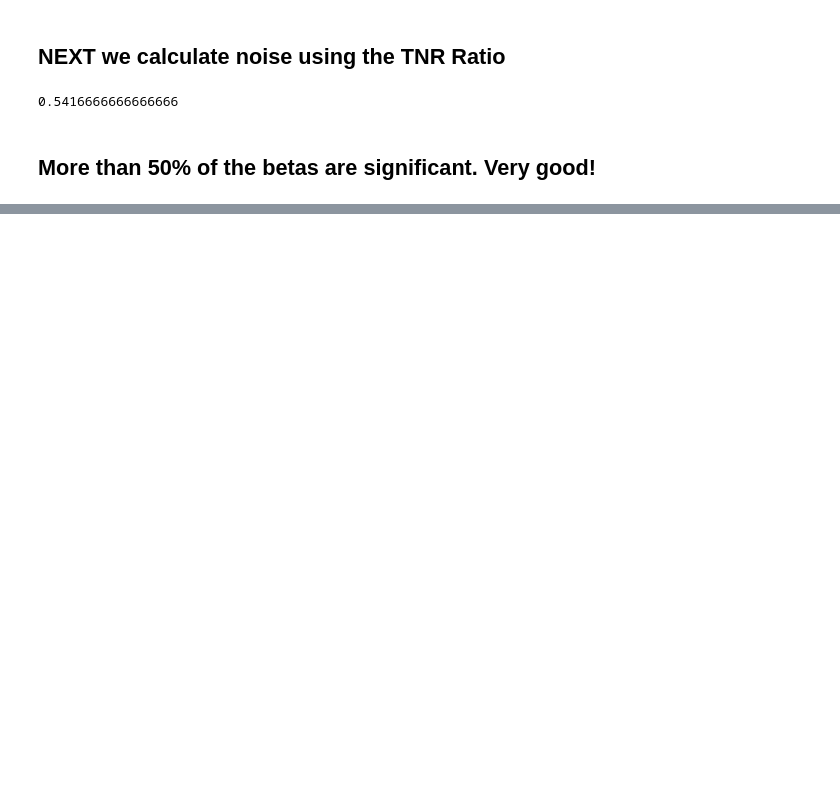
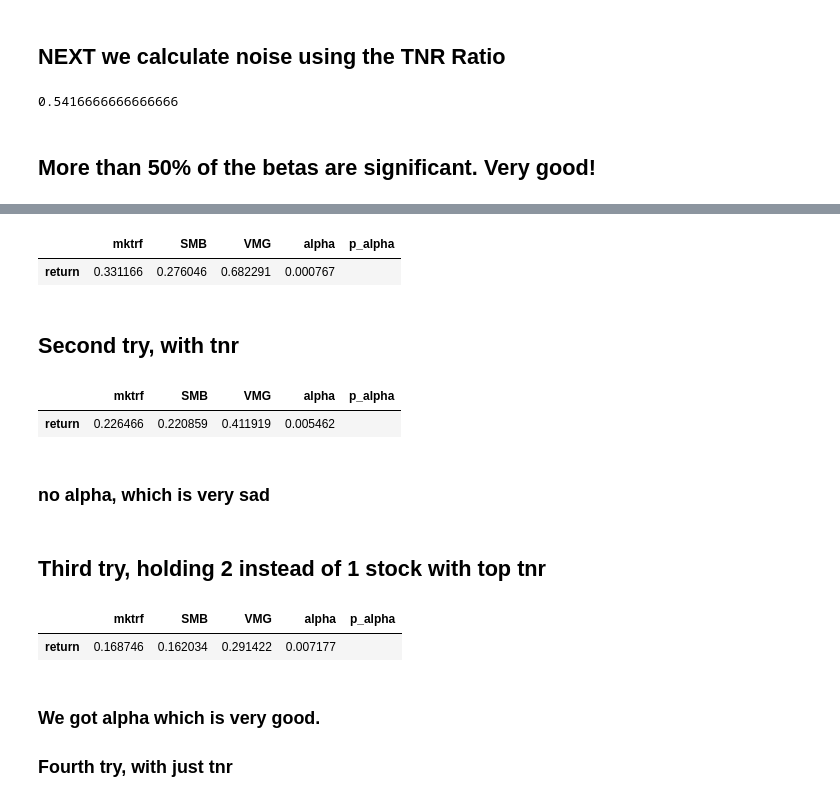
Before and after one commit to LianLongBaGua/fisf_thesis_repo, a Jupyter notebook: notebooks/thesis_grids.ipynb, the cells around one changed output, grey strips where cells are left out. Saved outputs shown, nothing was run; the diff lists cells and outputs as text; code cells hidden in the pictures; blank space fills up the shorter version.

```diff
--- a/notebooks/thesis_grids.ipynb
+++ b/notebooks/thesis_grids.ipynb
@@ -214,0 +230,43 @@ alpha_tnr_reg_wstar_significant.sum().sum() / alpha_tnr_reg_wstar_significant.si
+# %%
+holding = {}
+for idx, row in factor_exposures_rolling_pivot.iterrows():
+    highest_alpha_stock = row.idxmax()
+    holding[idx] = highest_alpha_stock
+
+holding_df = pd.DataFrame.from_dict(holding, orient='index', columns=['holding'])
+holding_df.shift(1).dropna(inplace=True)
+# %%
+portfolio_return = pd.DataFrame(index=holding_df.index, columns=['return'])
+for idx, row in holding_df.iterrows():
+    try:
+        portfolio_return.loc[idx] = sector_df_monthly_renamed.loc[idx+1, row['holding']]
+    except KeyError:
+        portfolio_return.loc[idx] = 0
+# %%
+portfolio_return['return'] = pd.to_numeric(portfolio_return['return'], errors='coerce')
+# %%
+# Create a DataFrame to store the results
+portfolio_results_df = pd.DataFrame(index=portfolio_return.columns,
+                          columns=['mktrf', 'SMB', 'VMG', 'alpha', 'p_alpha'])
+
+X = sm.add_constant(factors.loc[portfolio_return.index])
+model = sm.OLS(portfolio_return['return'], X)
+results = model.fit()
+
+# Store the coefficients
+portfolio_results_df.loc['return', ['mktrf', 'SMB', 'VMG']] = results.params[1:]
+portfolio_results_df.loc['return', 'alpha'] = results.params[0]
+
+# Store the p-values
+# portfolio_results_df.loc[ticker, ['p_mktrf', 'p_SMB', 'p_VMG']] = results.pvalues[1:]
+portfolio_results_df.loc['return', 'p_alpha'] = results.pvalues[0]
+
+# Apply the function to the p-values
+portfolio_results_df['p_alpha'] = portfolio_results_df['p_alpha'].apply(significance_stars)
+# %%
+portfolio_results_df
+# %% [output]
+|  | mktrf | SMB | VMG | alpha | p_alpha |
+| return | 0.331166 | 0.276046 | 0.682291 | 0.000767 |  |
+# %% [markdown]
+## Second try, with tnr
@@ -214,0 +310,9 @@ alpha_tnr_reg_wstar_significant.sum().sum() / alpha_tnr_reg_wstar_significant.si
+# %%
+portfolio_results_df
+# %% [output]
+|  | mktrf | SMB | VMG | alpha | p_alpha |
+| return | 0.226466 | 0.220859 | 0.411919 | 0.005462 |  |
+# %% [markdown]
+### no alpha, which is very sad
+# %% [markdown]
+## Third try, holding 2 instead of 1 stock with top tnr
@@ -214,0 +356,8 @@ alpha_tnr_reg_wstar_significant.sum().sum() / alpha_tnr_reg_wstar_significant.si
+# %%
+portfolio_results_df
+# %% [output]
+|  | mktrf | SMB | VMG | alpha | p_alpha |
+| return | 0.168746 | 0.162034 | 0.291422 | 0.007177 |  |
+# %% [markdown]
+### We got alpha which is very good.
+### Fourth try, with just tnr
```
Also changed, not shown: parts of 22 cells of this notebook, 6 other files.
